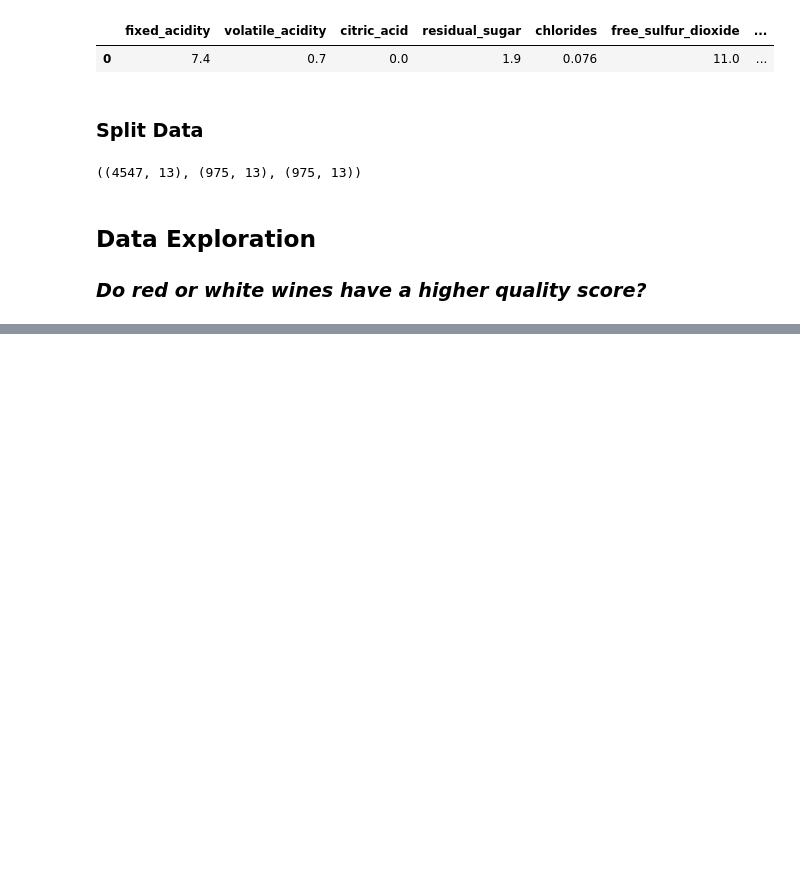
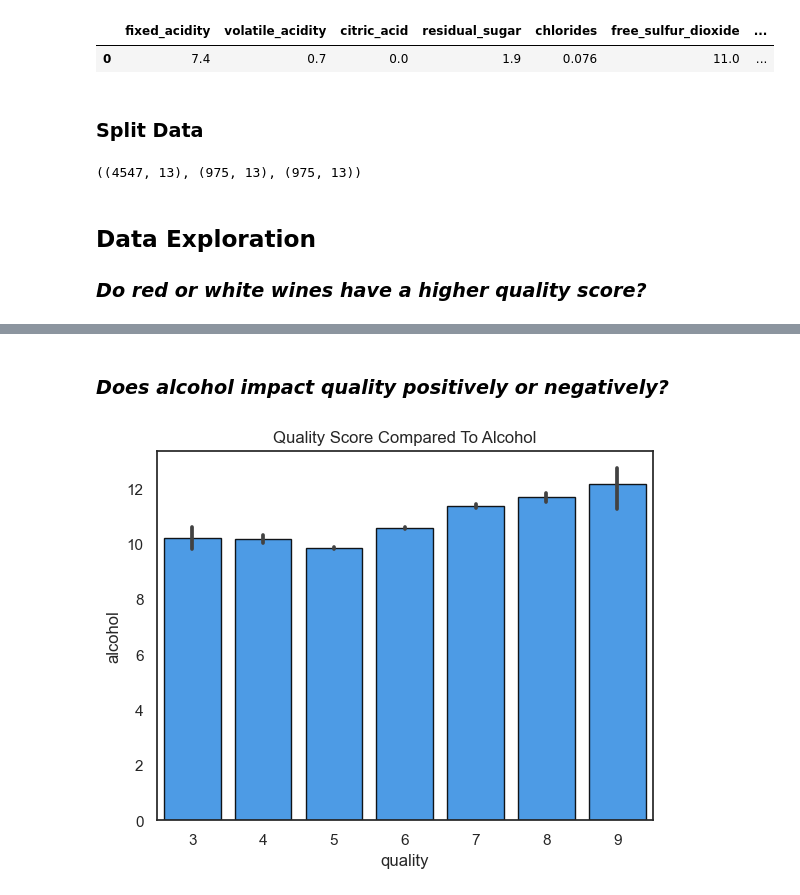
Before and after one commit to wine-clustering-project/wine-cluster, a Jupyter notebook: working_notebook_nick.ipynb, the cells around one changed output, grey strips where cells are left out. Saved outputs shown, nothing was run; the diff lists cells and outputs as text; code cells hidden in the pictures; blank space fills up the shorter version.

```diff
--- a/working_notebook_nick.ipynb
+++ b/working_notebook_nick.ipynb
@@ -198,0 +263,16 @@ train.shape, validate.shape, test.shape
+# %% [markdown]
+### *Does alcohol impact quality positively or negatively?*
+# %%
+def barplot2(df, f1, f2):
+
+    sns.set(style="white", rc={"grid.linewidth": 0.0})
+
+    sns.barplot(data = df, x = f1, y= f2, color = 'dodgerblue', alpha = .9, ec = 'black',)
+
+    plt.title(f'Quality Score Compared To {f2.title()}')
+
+    return plt.show()
+# %%
+barplot2(df, 'quality' ,'alcohol')
+# %% [output]
+[figure, added]
```
Also changed, not shown: parts of 76 cells of this notebook, 2 other files.
